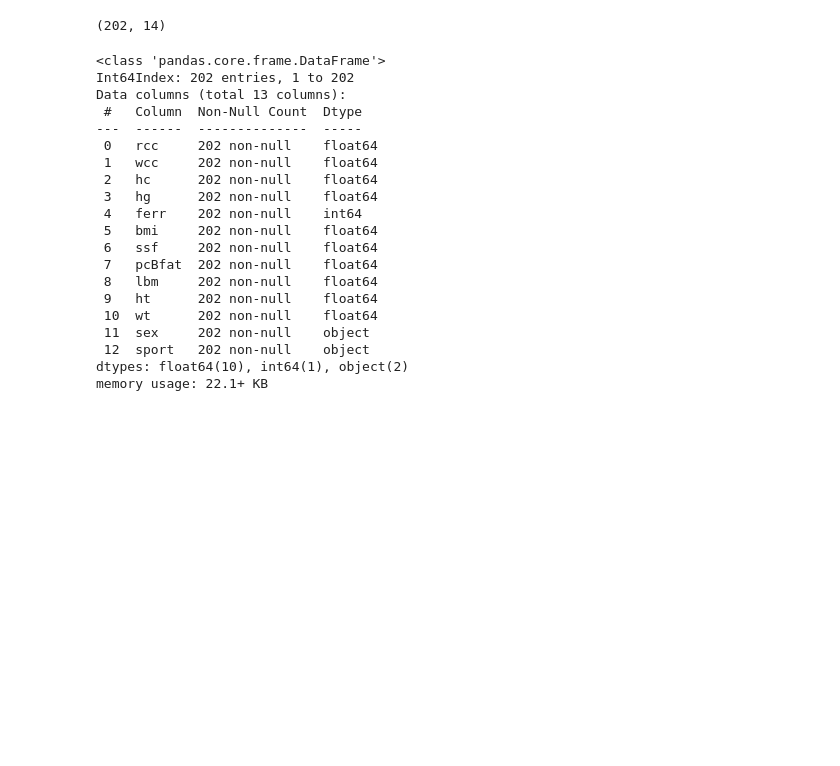
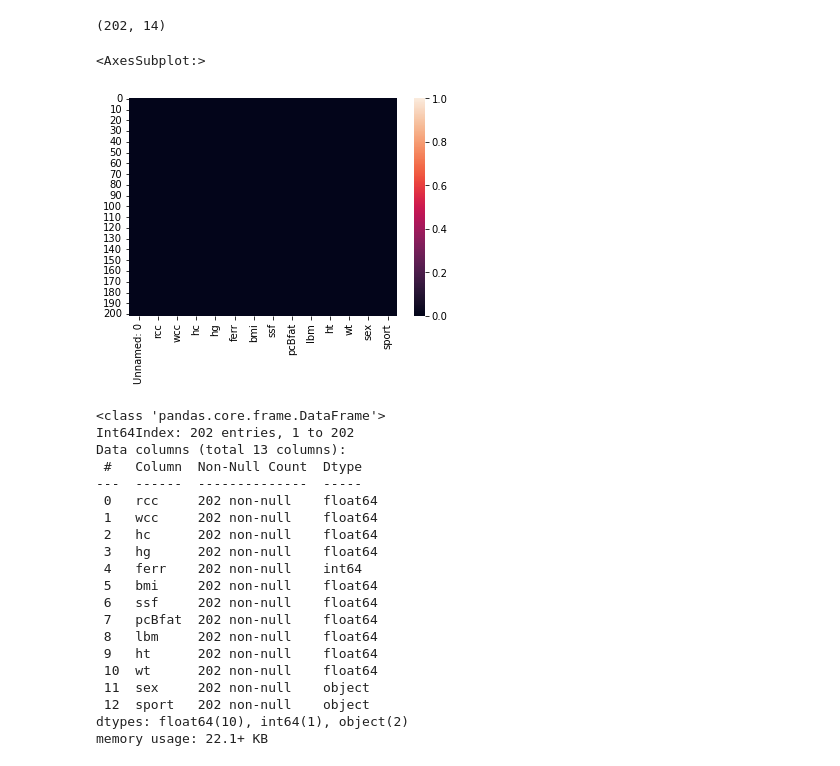
Before and after one commit to DamienGulliver/Institute_of_data, a Jupyter notebook: mod6/IOD_Lab_6.1.1.ipynb, the cells around one changed output. Drawn from its saved outputs; the diff is of its cells as text; code cells hidden in the pictures; blank space fills up the shorter version.

```diff
--- a/mod6/IOD_Lab_6.1.1.ipynb
+++ b/mod6/IOD_Lab_6.1.1.ipynb
@@ -101,6 +101,11 @@ csv_file.shape
 (202, 14)
 # %%
 csv_file.set_index('Unnamed: 0', inplace=True)
+# %%
+sns.heatmap(csv_file.isnull(), vmax=1)
+# %% [output]
+<AxesSubplot:>
+[figure, added]
 # %%
 csv_file.info()
 # %% [output]
```
Also changed, not shown: 21 other files.
